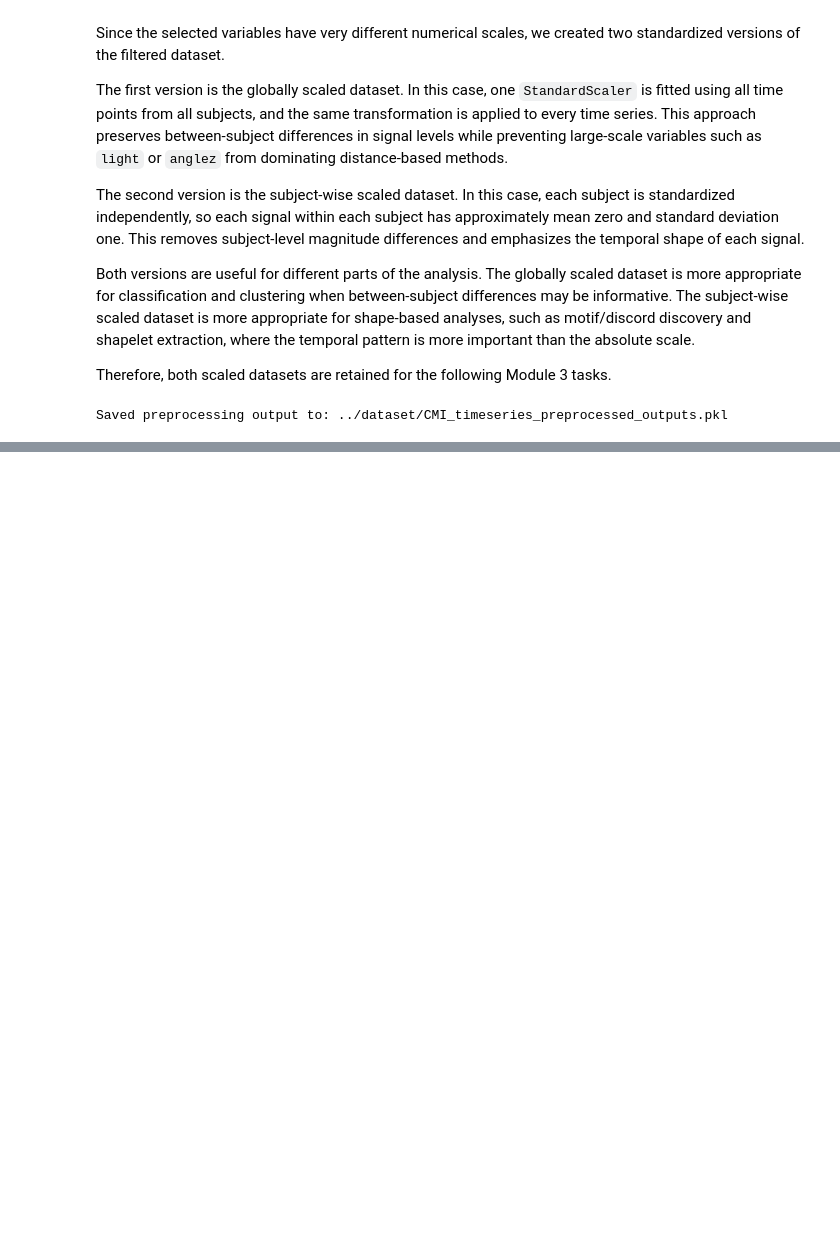
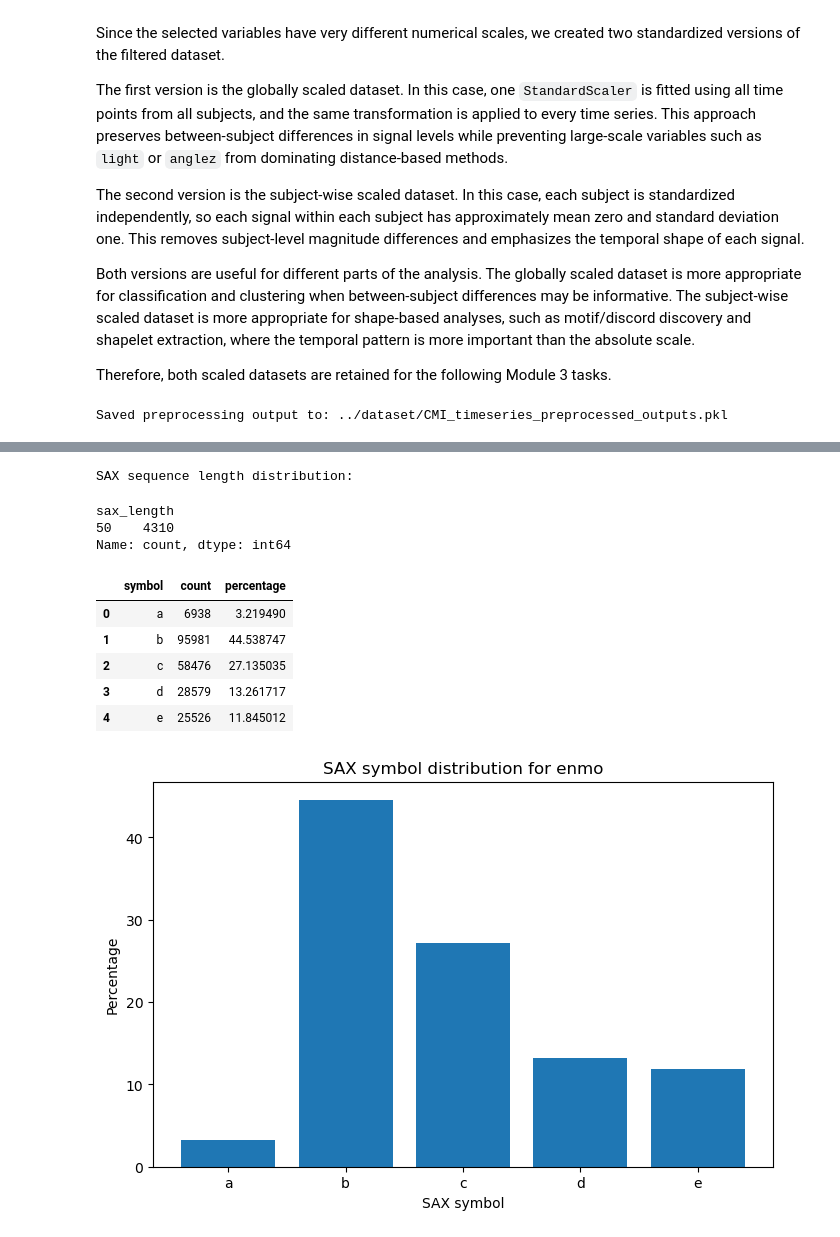
Before and after one commit to lorenzobuccolini03/Data-Mining---Advanced-Topics, a Jupyter notebook: Time Series Analysis/Preprocessing.ipynb, the cells around one changed output, grey strips where cells are left out. Saved outputs shown, nothing was run; the diff lists cells and outputs as text; code cells hidden in the pictures; blank space fills up the shorter version.

Commit message:
time series working

```diff
--- a/Time Series Analysis/Preprocessing.ipynb
+++ b/Time Series Analysis/Preprocessing.ipynb
@@ -1297,0 +1446,37 @@ Saved preprocessing output to: ../dataset/CMI_timeseries_preprocessed_outputs.pk
+# %%
+# Check SAX sequence length and symbol distribution
+
+sax_df["sax_length"] = sax_df["sax_sequence"].apply(len)
+
+print("SAX sequence length distribution:")
+display(sax_df["sax_length"].value_counts().sort_index())
+
+all_symbols = "".join(sax_df["sax_sequence"].tolist())
+
+symbol_counts = pd.Series(list(all_symbols)).value_counts().sort_index()
+symbol_distribution = pd.DataFrame({
+    "symbol": symbol_counts.index,
+    "count": symbol_counts.values,
+    "percentage": symbol_counts.values / symbol_counts.values.sum() * 100
+})
+
+display(symbol_distribution)
+
+plt.figure(figsize=(8, 5))
+plt.bar(symbol_distribution["symbol"], symbol_distribution["percentage"])
+plt.title("SAX symbol distribution for enmo")
+plt.xlabel("SAX symbol")
+plt.ylabel("Percentage")
+plt.show()
+# %% [output]
+SAX sequence length distribution:
+sax_length
+50    4310
+Name: count, dtype: int64
+|  | symbol | count | percentage |
+| 0 | a | 6938 | 3.219490 |
+| 1 | b | 95981 | 44.538747 |
+| 2 | c | 58476 | 27.135035 |
+| 3 | d | 28579 | 13.261717 |
+| 4 | e | 25526 | 11.845012 |
+[figure, added]
```
Also changed, not shown: parts of 15 cells of this notebook, 3 other files.
